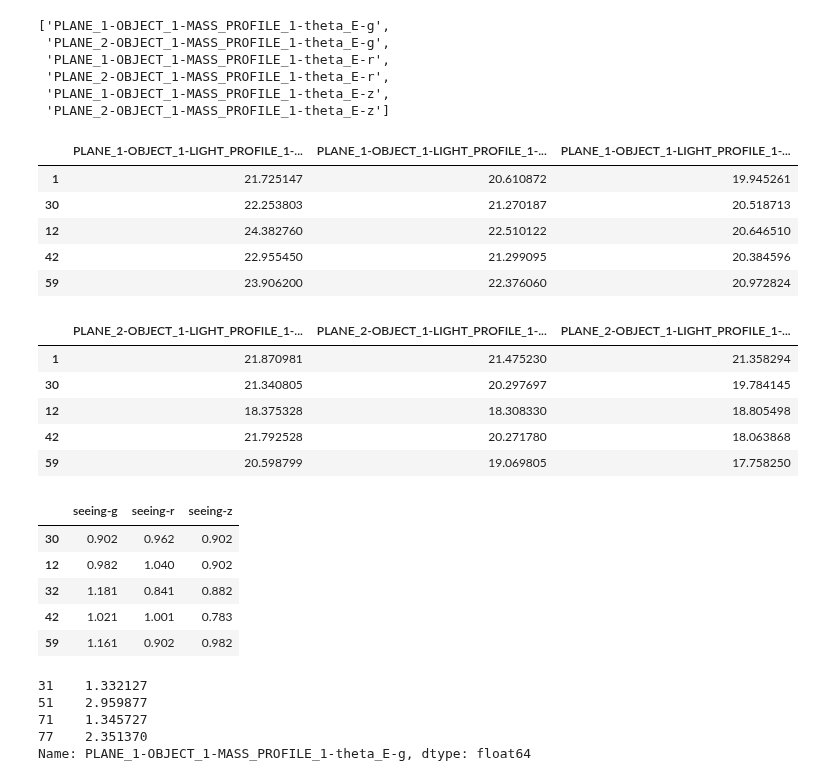
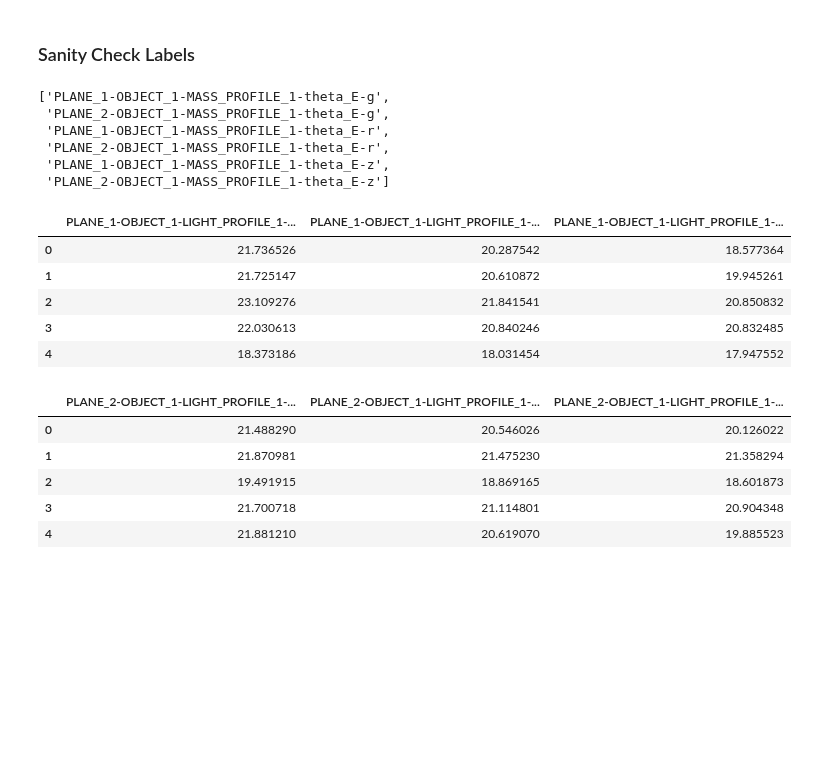
Before and after one commit to deepskies/DomainAdaptiveMVEforLensModeling, a Jupyter notebook: src/sim/notebooks/gen_sim.ipynb, the cells around one changed output. Drawn from its saved outputs; the diff is of its cells as text; code cells hidden in the pictures; blank space fills up the shorter version.

```diff
--- a/src/sim/notebooks/gen_sim.ipynb
+++ b/src/sim/notebooks/gen_sim.ipynb
@@ -75,4 +91,7 @@ visualize_data(tdata)
+# %% [markdown]
+### Sanity Check Labels
 # %%
 import pandas as pd
-smeta = pd.read_csv(targ_meta)
+smeta = pd.read_csv(source_meta)
+tmeta = pd.read_csv(targ_meta)
 # %%
@@ -85,37 +105,22 @@ smeta = pd.read_csv(targ_meta)
  'PLANE_1-OBJECT_1-MASS_PROFILE_1-theta_E-z',
  'PLANE_2-OBJECT_1-MASS_PROFILE_1-theta_E-z']
 # %%
-smeta[['PLANE_1-OBJECT_1-LIGHT_PROFILE_1-magnitude-g', 'PLANE_1-OBJECT_1-LIGHT_PROFILE_1-magnitude-r', 'PLANE_1-OBJECT_1-LIGHT_PROFILE_1-magnitude-z']].iloc[[1, 30, 12, 42, 59]]
+# For example, these are the lens magnitudes/colors
+smeta[['PLANE_1-OBJECT_1-LIGHT_PROFILE_1-magnitude-g', 'PLANE_1-OBJECT_1-LIGHT_PROFILE_1-magnitude-r', 'PLANE_1-OBJECT_1-LIGHT_PROFILE_1-magnitude-z']].head()
 # %% [output]
 |  | PLANE_1-OBJECT_1-LIGHT_PROFILE_1-... | PLANE_1-OBJECT_1-LIGHT_PROFILE_1-... | PLANE_1-OBJECT_1-LIGHT_PROFILE_1-... |
+| 0 | 21.736526 | 20.287542 | 18.577364 |
 | 1 | 21.725147 | 20.610872 | 19.945261 |
-| 30 | 22.253803 | 21.270187 | 20.518713 |
-| 12 | 24.382760 | 22.510122 | 20.646510 |
-| 42 | 22.955450 | 21.299095 | 20.384596 |
-| 59 | 23.906200 | 22.376060 | 20.972824 |
+| 2 | 23.109276 | 21.841541 | 20.850832 |
+| 3 | 22.030613 | 20.840246 | 20.832485 |
+| 4 | 18.373186 | 18.031454 | 17.947552 |
 # %%
-smeta[['PLANE_2-OBJECT_1-LIGHT_PROFILE_1-magnitude-g', 'PLANE_2-OBJECT_1-LIGHT_PROFILE_1-magnitude-r', 'PLANE_2-OBJECT_1-LIGHT_PROFILE_1-magnitude-z']].iloc[[1, 30,12, 42, 59]]
+# For example, these are the source magnitudes/colors
+smeta[['PLANE_2-OBJECT_1-LIGHT_PROFILE_1-magnitude-g', 'PLANE_2-OBJECT_1-LIGHT_PROFILE_1-magnitude-r', 'PLANE_2-OBJECT_1-LIGHT_PROFILE_1-magnitude-z']].head()
 # %% [output]
 |  | PLANE_2-OBJECT_1-LIGHT_PROFILE_1-... | PLANE_2-OBJECT_1-LIGHT_PROFILE_1-... | PLANE_2-OBJECT_1-LIGHT_PROFILE_1-... |
+| 0 | 21.488290 | 20.546026 | 20.126022 |
 | 1 | 21.870981 | 21.475230 | 21.358294 |
-| 30 | 21.340805 | 20.297697 | 19.784145 |
-| 12 | 18.375328 | 18.308330 | 18.805498 |
-| 42 | 21.792528 | 20.271780 | 18.063868 |
-| 59 | 20.598799 | 19.069805 | 17.758250 |
+| 2 | 19.491915 | 18.869165 | 18.601873 |
+| 3 | 21.700718 | 21.114801 | 20.904348 |
+| 4 | 21.881210 | 20.619070 | 19.885523 |
-# %%
-smeta[['seeing-g', 'seeing-r', 'seeing-z']].iloc[[30, 12, 32, 42, 59]]
-# %% [output]
-|  | seeing-g | seeing-r | seeing-z |
-| 30 | 0.902 | 0.962 | 0.902 |
-| 12 | 0.982 | 1.040 | 0.902 |
-| 32 | 1.181 | 0.841 | 0.882 |
-| 42 | 1.021 | 1.001 | 0.783 |
-| 59 | 1.161 | 0.902 | 0.982 |
-# %%
-smeta['PLANE_1-OBJECT_1-MASS_PROFILE_1-theta_E-g'].iloc[[31, 51, 71, 77]]
-# %% [output]
-31    1.332127
-51    2.959877
-71    1.345727
-77    2.351370
-Name: PLANE_1-OBJECT_1-MASS_PROFILE_1-theta_E-g, dtype: float64
```
Also changed, not shown: parts of 38 cells of this notebook, 1 other file.
